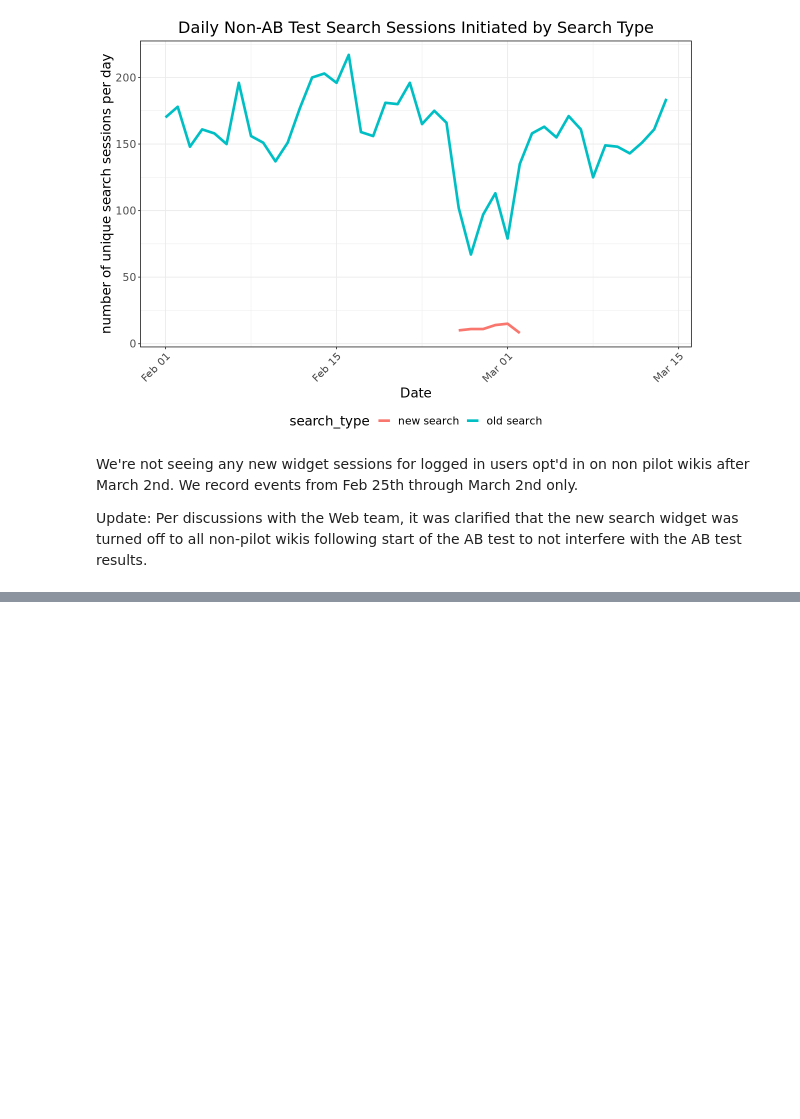
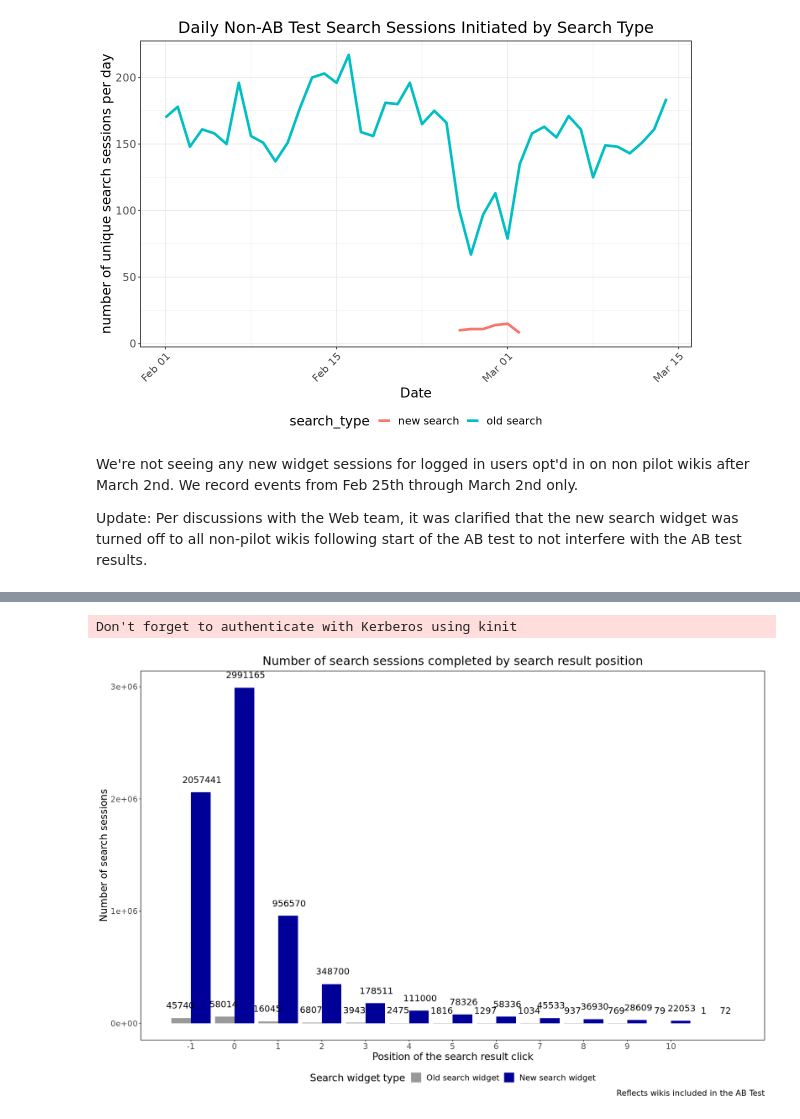
Before and after one commit to wikimedia-research/Desktop-Improvements-Search-Move-Analysis-2020, a Jupyter notebook: Post-deployment-data-QA/Post-deployment-data-QA.ipynb, the cells around one changed output, grey strips where cells are left out. Drawn from its saved outputs; the diff is of its cells as text; code cells hidden in the pictures; blank space fills up the shorter version.

```diff
--- a/Post-deployment-data-QA/Post-deployment-data-QA.ipynb
+++ b/Post-deployment-data-QA/Post-deployment-data-QA.ipynb
@@ -1440,0 +1529,43 @@ Update: Per discussions with the Web team, it was clarified that the new search
+# %%
+search_sessions_completed <-  wmfdata::query_hive(query)
+# %% [output]
+Don't forget to authenticate with Kerberos using kinit
+# %%
+# Set edit count factor levels
+search_sessions_completed$edit_count <- factor(search_sessions_completed$edit_count ,
+                                                        levels = c("NULL", "0 edits", "1-4 edits", "5-99 edits", "100-999 edits",
+                                                                  "1000+ edits"))
+# %%
+# set search type factor levels
+search_sessions_completed$search_type <- factor(search_sessions_completed$search_type ,
+                                                        levels = c("NULL", "WVUI"),
+                                                         labels = c("old_search_widget", "new_search_widget"))
+# %%
+
+p <- search_sessions_completed %>%
+    filter(clicked_through == 1)  %>% # only successful searches
+    group_by(position, search_type)  %>%
+    summarize(num_sessions = n_distinct(search_session), .groups = 'drop') %>%
+    ggplot(aes(x= position, y = num_sessions, fill = search_type)) +
+    geom_col(position = 'dodge') +
+    geom_text(aes(label = paste(num_sessions)), position = position_dodge(width = 1), color = "black", vjust=-1.5, size = 5) +
+    scale_x_continuous(breaks = seq(-1, 10, by = 1)) +
+    labs (y = "Number of search sessions",
+              x ="Position of the search result click",
+             title = "Number of search sessions completed by search result position",
+             caption = "Reflects wikis included in the AB Test")  +
+        theme_bw() +
+        scale_fill_manual(values= c("#999999", "#000099"), name = "Search widget type", labels = c("Old search widget", "New search widget"))  +
+         theme(
+            panel.grid.major = element_blank(),
+            panel.grid.minor = element_blank(),
+            panel.background = element_blank(),
+            strip.background =element_rect(fill="white"),
+            plot.title = element_text(hjust = 0.5),
+            text = element_text(size=16),
+            legend.position = "bottom")
+
+
+p
+# %% [output]
+[figure, added]
```
Also changed, not shown: parts of 12 cells of this notebook.
